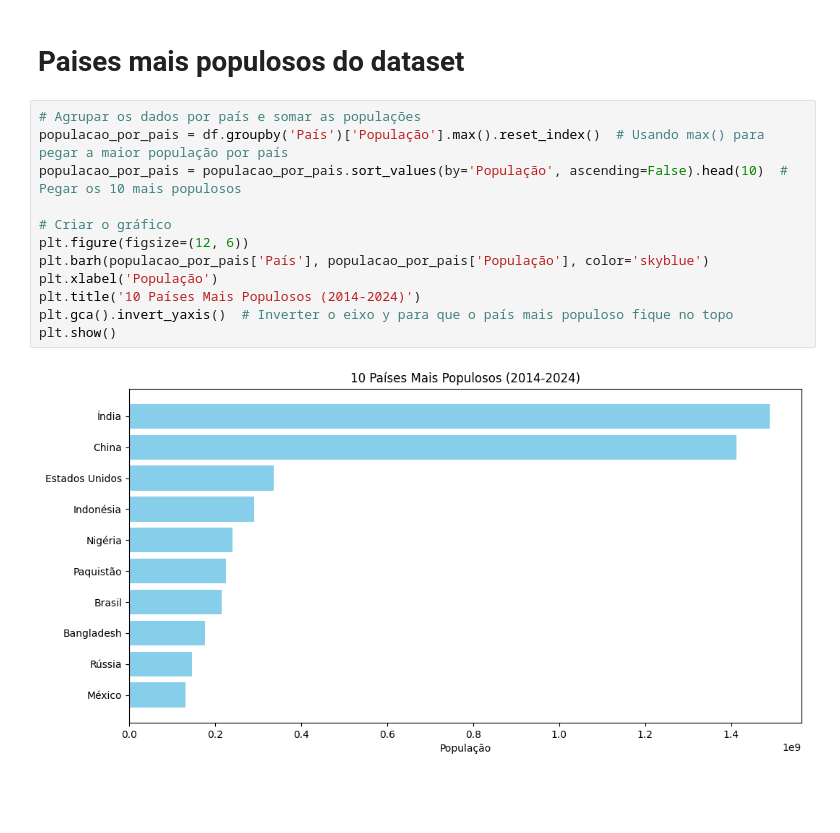
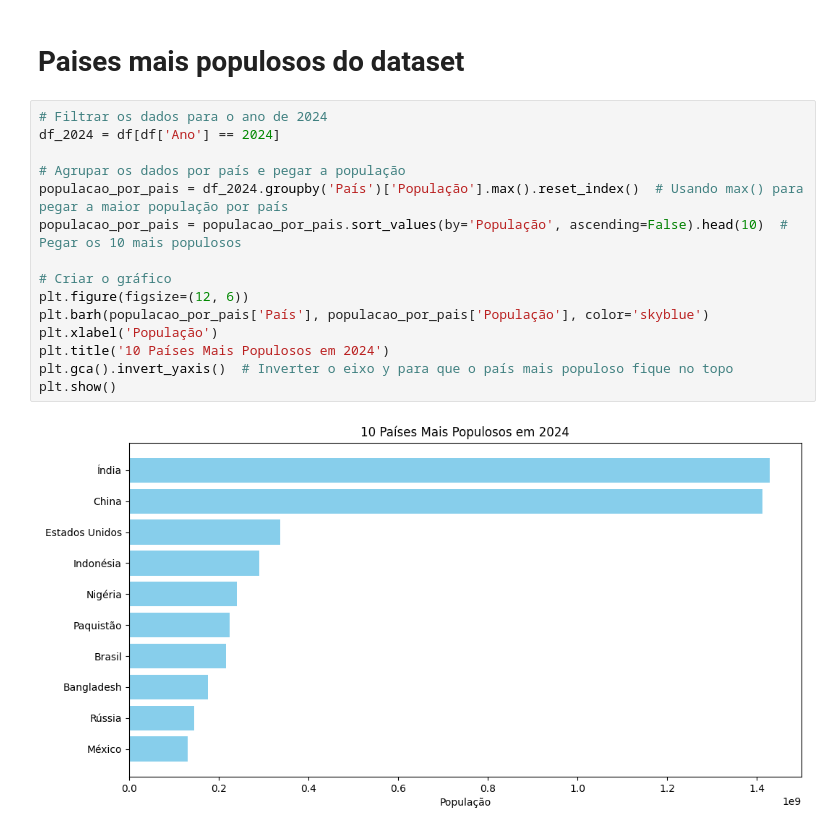
Before and after one commit to rafaelflorentino/Python, a Jupyter notebook: IA/Projeto_lixo/Projeto_lixo.ipynb, the cells around one changed output. Cells and saved outputs as stored; diff of their text form; blank space fills up the shorter version.

```diff
--- a/IA/Projeto_lixo/Projeto_lixo.ipynb
+++ b/IA/Projeto_lixo/Projeto_lixo.ipynb
@@ -383,16 +387,19 @@ See the caveats in the documentation: https://pandas.pydata.org/pandas-docs/stab
 # %% [markdown]
 # Paises mais populosos do dataset
 # %%
-# Agrupar os dados por país e somar as populações
-populacao_por_pais = df.groupby('País')['População'].max().reset_index()  # Usando max() para pegar a maior população por país
+# Filtrar os dados para o ano de 2024
+df_2024 = df[df['Ano'] == 2024]
+
+# Agrupar os dados por país e pegar a população
+populacao_por_pais = df_2024.groupby('País')['População'].max().reset_index()  # Usando max() para pegar a maior população por país
 populacao_por_pais = populacao_por_pais.sort_values(by='População', ascending=False).head(10)  # Pegar os 10 mais populosos
 
 # Criar o gráfico
 plt.figure(figsize=(12, 6))
 plt.barh(populacao_por_pais['País'], populacao_por_pais['População'], color='skyblue')
 plt.xlabel('População')
-plt.title('10 Países Mais Populosos (2014-2024)')
+plt.title('10 Países Mais Populosos em 2024')
 plt.gca().invert_yaxis()  # Inverter o eixo y para que o país mais populoso fique no topo
 plt.show()
 # %% [output]
-[figure, old version]
+[figure, new version]
```
Also changed, not shown: parts of 8 cells of this notebook, 1 other file.
